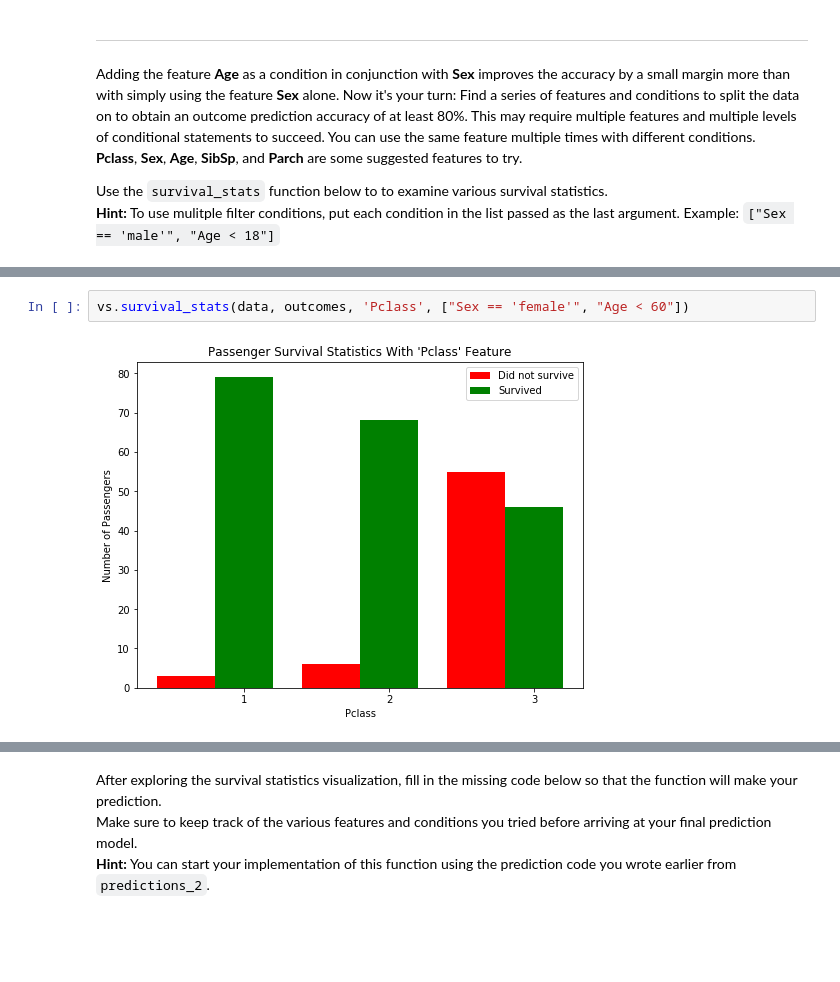
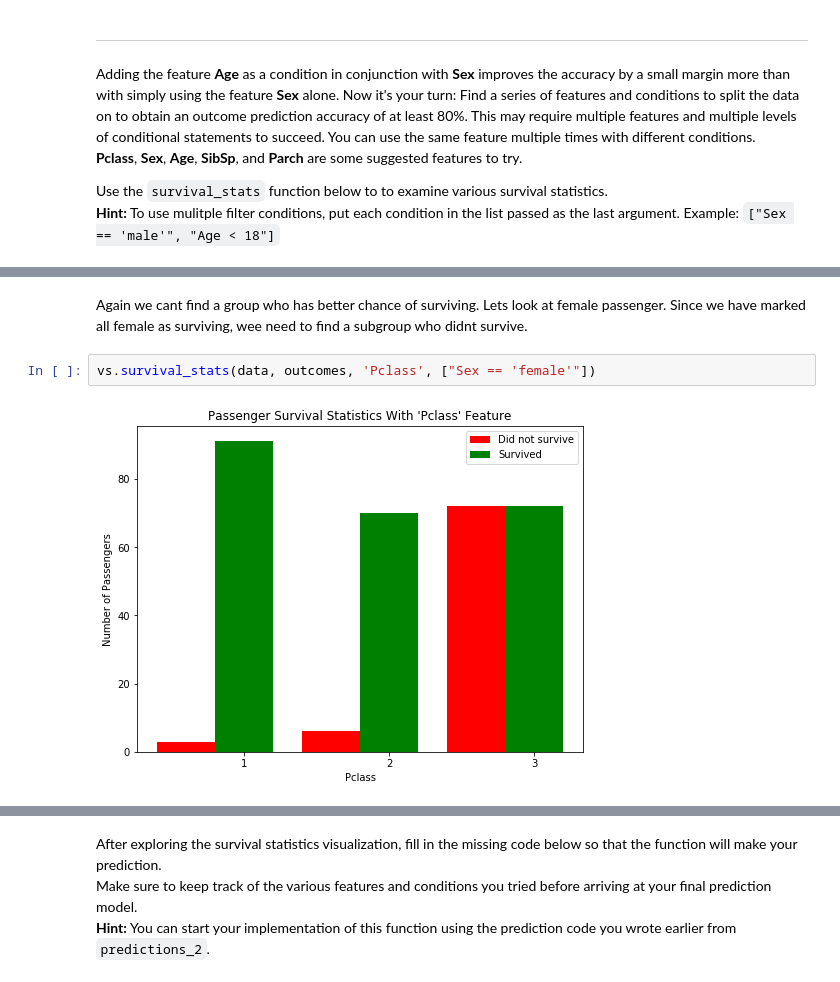
Before and after one commit to alamgirm/titanic_survival_exploration, a Jupyter notebook: titanic_survival_exploration.ipynb, the cells around one changed output, grey strips where cells are left out. Saved outputs shown, nothing was run; the diff lists cells and outputs as text; blank space fills up the shorter version.

```diff
--- a/titanic_survival_exploration.ipynb
+++ b/titanic_survival_exploration.ipynb
@@ -221,4 +244,7 @@ Use the `survival_stats` function below to to examine various survival statistic
+# %% [markdown]
+Again we cant find a group who has better chance of surviving. Lets look at female passenger. Since we have marked all
+female as surviving, wee need to find a subgroup who didnt survive.
 # %%
-vs.survival_stats(data, outcomes, 'Pclass', ["Sex == 'female'", "Age < 60"])
+vs.survival_stats(data, outcomes, 'Pclass', ["Sex == 'female'"])
 # %% [output]
-[figure, old version]
+[figure, new version]
```
Also changed, not shown: parts of 9 cells of this notebook.
